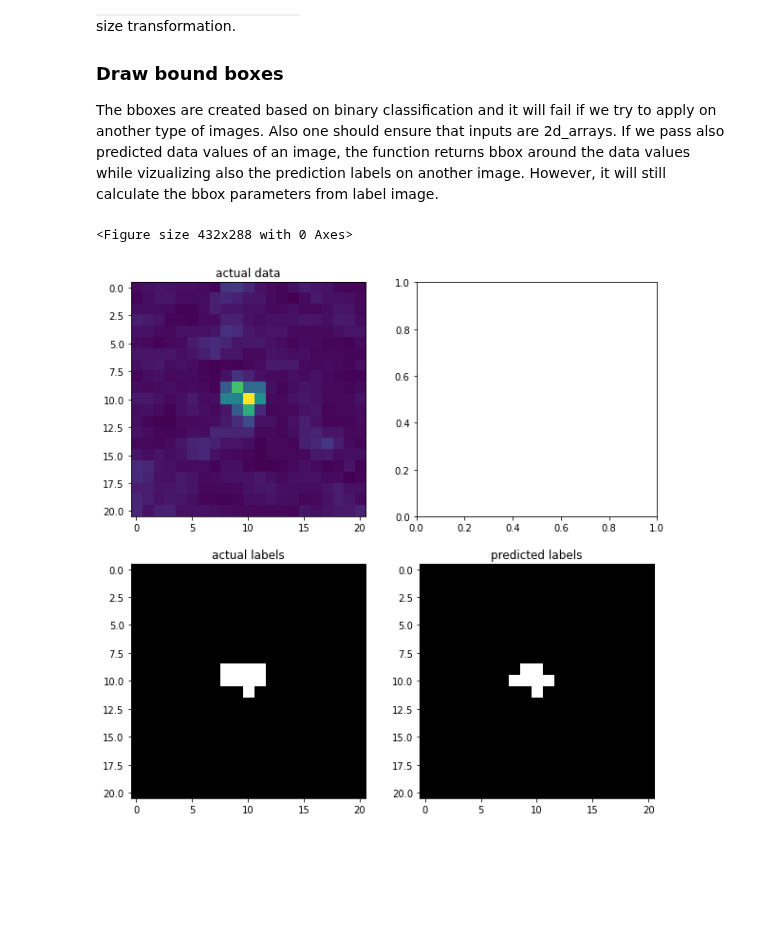
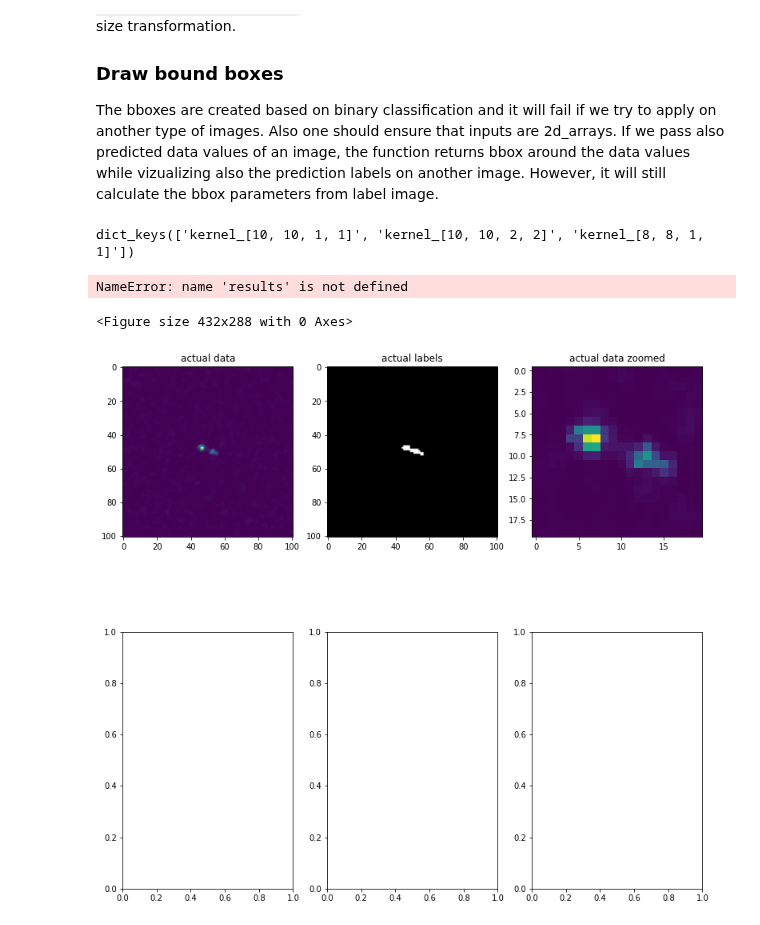
Before and after one commit to armkhudinyan/sar-ship-detect, a Jupyter notebook: scripts/model_notebooks/CFAR_pixel_wise_ship_detection.ipynb, the cells around one changed output. Cells and saved outputs as stored; diff of their text form; code cells hidden in the pictures; blank space fills up the shorter version.

```diff
--- a/scripts/model_notebooks/CFAR_pixel_wise_ship_detection.ipynb
+++ b/scripts/model_notebooks/CFAR_pixel_wise_ship_detection.ipynb
@@ -66,9 +68,9 @@ np.array(ship_positives[0][0]['patchgt']).shape
 # dsize = (101, 101)
 
 # get true positive data
-data = ship_positive_data = data_extractor(ship_positives, 'windowfu') # patchfu-101 |windowfu -21
+data = ship_positive_data = data_extractor(ship_positives, 'patchfu') # patchfu-101 |windowfu -21
 # get the pixel based classes
-target = ship_positive_target = data_extractor(ship_positives, 'windowgt') # patchgt -101 |windowgt -21
+target = ship_positive_target = data_extractor(ship_positives, 'patchgt') # patchgt -101 |windowgt -21
 # %%
 # patchfu
 data_extractor(ship_positives, 'windowfu').shape, data_extractor(ship_positives, 'patchfu').shape
@@ -154,6 +151,7 @@ labels = ['0-not ship', '1-ship']
 # %%
 # Define parameters for CFAR
-params = [10, 10, 1, 1]
-P_fa = [9e-4, 10e-4, 11e-4]
+kernel_params = [[8, 8, 1, 1], [10, 10, 1, 1], [10, 10, 2, 2], [11, 11, 2, 2]]
+P_fa = [8e-4, 10e-4, 12e-4]
+labels = ['0-not ship', '1-ship']
 
 # detedt_cfar = np.array([CA_CFAR(image, params, P_fa) for image in data])
@@ -223,27 +202,42 @@ Let's plot some images to compare the `actual data vs predicted data`, and `actu
 
 ### Draw bound boxes
 The bboxes are created based on binary classification and it will fail if we try to apply on another type of images. Also one should ensure that inputs are 2d_arrays. If we pass also predicted data values of an image, the function returns bbox around the data values while vizualizing also the prediction labels on another image. However, it will still calculate the bbox parameters from label image.
+# %%
+results['P_fa_0.001'].keys()
+# %% [output]
+dict_keys(['kernel_[10, 10, 1, 1]', 'kernel_[10, 10, 2, 2]', 'kernel_[8, 8, 1, 1]'])
 # %%
 # define functions for vizualization
 def multiple_im_plot(no_image):
 
+    vessel_chip = data[no_image]
+    vessel = vessel_chip[vessel_chip.shape[0]//2 - 10 : vessel_chip.shape[0]//2 + 10,
+                     vessel_chip.shape[1]//2 - 10 : vessel_chip.shape[1]//2 + 10 ]
+
     plt.figure()
 
     #subplot(r,c) provide the no. of rows and columns
-    f, axarr = plt.subplots(2,2, figsize=(10, 10))
+    f, axarr = plt.subplots(2,3, figsize=(13, 13))
 
     # use the created array to output your multiple images. In this case I have stacked 4 images vertically
     axarr[0,0].imshow(data[no_image])
     axarr[0,0].set_title('actual data')
-    # axarr[0,1].imshow(bbox_draw(results['P_fa_0.001']['image_size_21'][no_image]))
-    # axarr[0,1].set_title('bbox prediction')
-    axarr[1,0].imshow(target[no_image], cmap="gray")
-    axarr[1,0].set_title('actual labels')
-    axarr[1,1].imshow(results['P_fa_0.001']['image_size_21'][no_image], cmap="gray")
+    axarr[0,1].imshow(target[no_image], cmap="gray")
+    axarr[0,1].set_title('actual labels')
+    axarr[0,2].imshow(vessel)
+    axarr[0,2].set_title('actual data zoomed')
+
+
+    axarr[1,0].imshow(results['P_fa_0.001']['kernel_[10, 10, 1, 1]'][no_image], cmap="gray")
+    axarr[1,0].set_title('predicted labels')
+    axarr[1,1].imshow(results['P_fa_0.001']['kernel_[11, 11, 2, 2]'][no_image], cmap="gray")
     axarr[1,1].set_title('predicted labels')
+    axarr[1,2].imshow(results['P_fa_0.001']['kernel_[8, 8, 1, 1]'][no_image], cmap="gray")
+    axarr[1,2].set_title('predicted labels')
 
 # visualize prediction examples
-multiple_im_plot(67)
+multiple_im_plot(15)
 # %% [output]
-<Figure size 432x288 with 0 Axes>
+NameError: name 'results' is not defined
+<Figure size 432x288 with 0 Axes>
-[figure, old version]
+[figure, new version]
```
Also changed, not shown: parts of 13 cells of this notebook, 6 other files.
